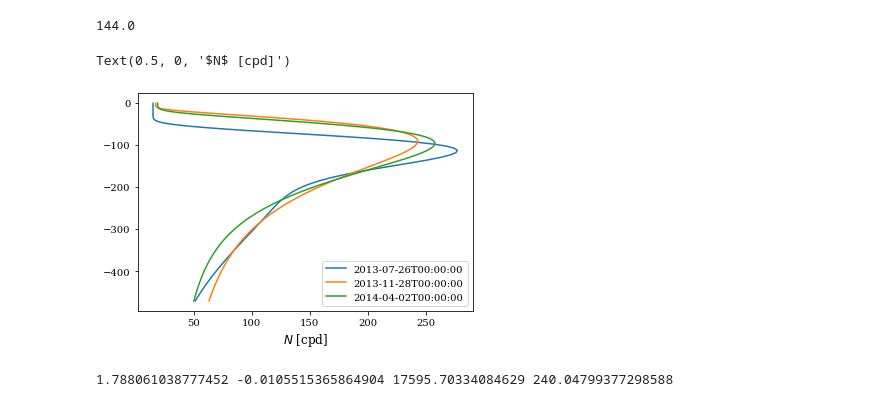
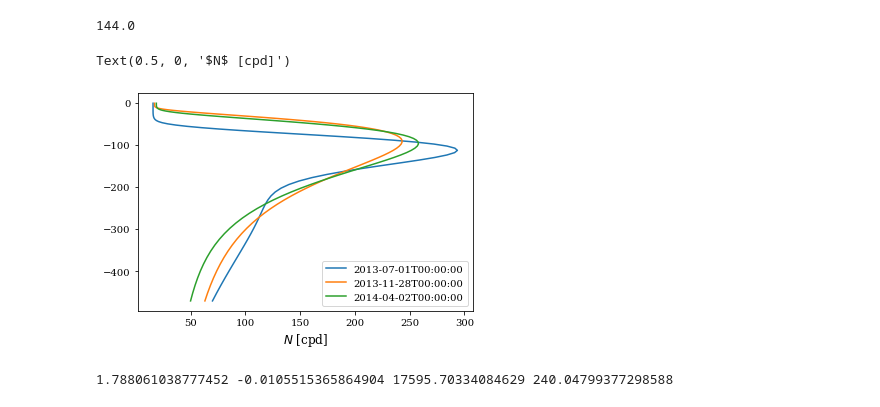
Before and after one commit to mrayson/iwatlas, a Jupyter notebook: sandpit/tutorial_iwatlas_basics.ipynb, the cells around one changed output. Drawn from its saved outputs; the diff is of its cells as text; code cells hidden in the pictures.

```diff
--- a/sandpit/tutorial_iwatlas_basics.ipynb
+++ b/sandpit/tutorial_iwatlas_basics.ipynb
@@ -57,7 +59,10 @@ File exists.
 
 For this we will use the function `sshdriver.load_ssh_clim` method. This method wraps the `sfoda.ugrid.sunxray.Sunxray` class that is basically an unstructured grid `xarray.Dataset` object.
 # %%
+atlasfile
 ssh = sshdriver.load_ssh_clim(atlasfile)
+ssh = sshdriver.load_ssh_clim(ssh)
+
 ssh
 # %% [output]
 <xarray.Dataset>
@@ -249,7 +254,9 @@ nz = 80 # Number of vertical layers to output
 
 # Call the predict_N2 method. Note that this function expects numpy arrays, not scalars, for all inputs
 
-N2_z, zout = strat.predict_N2(atlasfile, np.array([xpt]), np.array([ypt]), timeout, nz)
+# Only compute N^2 at a few time steps
+tsteps = [0,7200,13200]
+N2_z, zout = strat.predict_N2(ssh, np.array([xpt]), np.array([ypt]), timeout[tsteps], nz)
 # %%
 # Convert N^2 to units of cycles per day
 cpd = 2*np.pi/86400.
@@ -259,15 +266,15 @@ N_cpd = np.sqrt(N2_z)/cpd
 144.0
 # %%
 plt.figure()
-plt.plot(N_cpd[:,0,1200], -zout[:,0,0], )
-plt.plot(N_cpd[:,0,7200], -zout[:,0,7200], )
-plt.plot(N_cpd[:,0,13200], -zout[:,0,13200], )
+plt.plot(N_cpd[:,0,0], -zout[:,0,0], )
+plt.plot(N_cpd[:,0,1], -zout[:,0,1], )
+plt.plot(N_cpd[:,0,2], -zout[:,0,2], )
 
-plt.legend(timeout[[1200,7200,13200]])
+plt.legend(timeout[tsteps])
 plt.xlabel('$N$ [cpd]')
 # %% [output]
 Text(0.5, 0, '$N$ [cpd]')
-[figure, old version]
+[figure, new version]
 # %%
 # Calculate the internal wave parameters
 mode= 0
```
Also changed, not shown: parts of 2 cells of this notebook, 3 other files.
